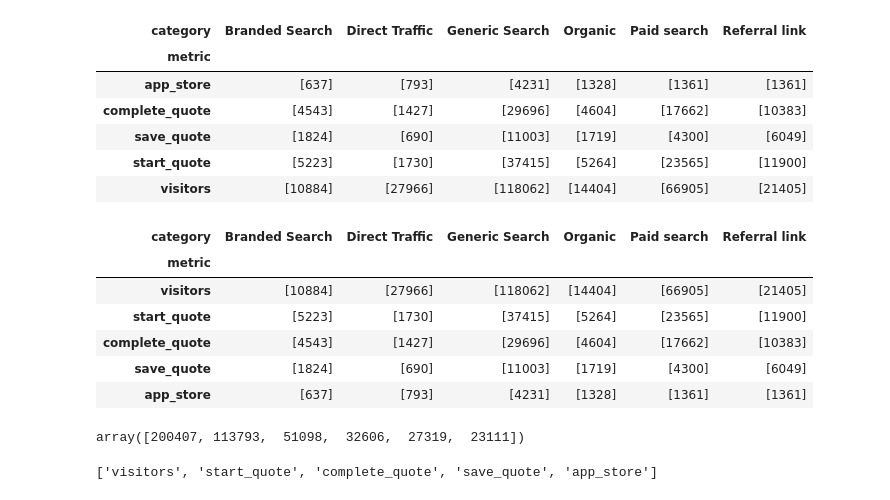
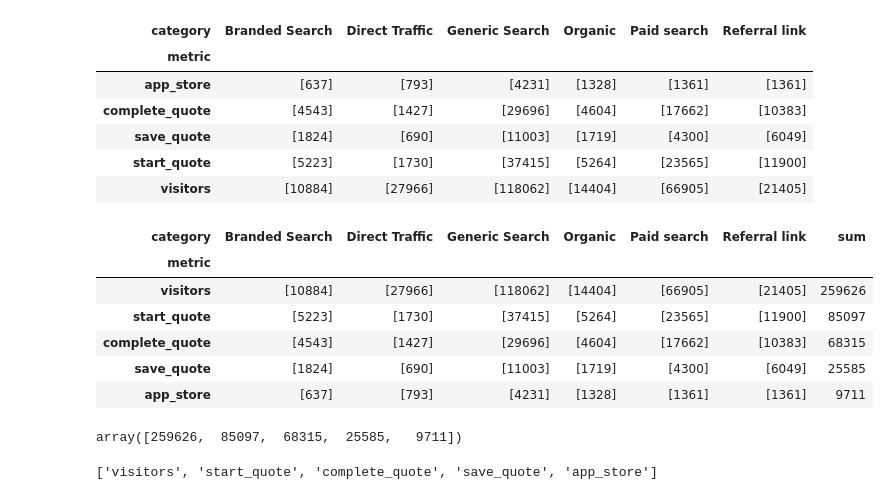
Before and after one commit to cgddrd/pureplanet-datasci, a Jupyter notebook: notebooks/Untitled.ipynb, the cells around one changed output. Drawn from its saved outputs; the diff is of its cells as text; code cells hidden in the pictures.

```diff
--- a/notebooks/Untitled.ipynb
+++ b/notebooks/Untitled.ipynb
@@ -414,18 +406,18 @@ grouped_seg
 # %%
 grouped_seg['sum'] = df.groupby('metric')['value'].sum()
 grouped_seg
 
-grouped_seg = grouped_seg.sort_values('sum', ascending=False).drop('sum', axis=1)
+grouped_seg = grouped_seg.sort_values('sum', ascending=False)
 # grouped_seg = grouped_seg.T
 grouped_seg
 # %% [output]
-| category | Branded Search | Direct Traffic | Generic Search | Organic | Paid search | Referral link |
-| metric |  |  |  |  |  |  |
-| visitors | [10884] | [27966] | [118062] | [14404] | [66905] | [21405] |
-| start_quote | [5223] | [1730] | [37415] | [5264] | [23565] | [11900] |
-| complete_quote | [4543] | [1427] | [29696] | [4604] | [17662] | [10383] |
-| save_quote | [1824] | [690] | [11003] | [1719] | [4300] | [6049] |
-| app_store | [637] | [793] | [4231] | [1328] | [1361] | [1361] |
+| category | Branded Search | Direct Traffic | Generic Search | Organic | Paid search | Referral link | sum |
+| metric |  |  |  |  |  |  |  |
+| visitors | [10884] | [27966] | [118062] | [14404] | [66905] | [21405] | 259626 |
+| start_quote | [5223] | [1730] | [37415] | [5264] | [23565] | [11900] | 85097 |
+| complete_quote | [4543] | [1427] | [29696] | [4604] | [17662] | [10383] | 68315 |
+| save_quote | [1824] | [690] | [11003] | [1719] | [4300] | [6049] | 25585 |
+| app_store | [637] | [793] | [4231] | [1328] | [1361] | [1361] | 9711 |
 # %%
 # grouped = df.groupby(['category'])["value"].sum().sort_values(ascending=False)
 
@@ -442,8 +434,8 @@ grouped_seg
 # df_rows = list(grouped_seg.iterrows())
 # grouped_seg
 # %%
-total = grouped.values
+total = grouped_seg['sum'].values
 total
 # %% [output]
-array([200407, 113793,  51098,  32606,  27319,  23111])
+array([259626,  85097,  68315,  25585,   9711])
 # %%
```
Also changed, not shown: parts of 26 cells of this notebook, 3 other files.
